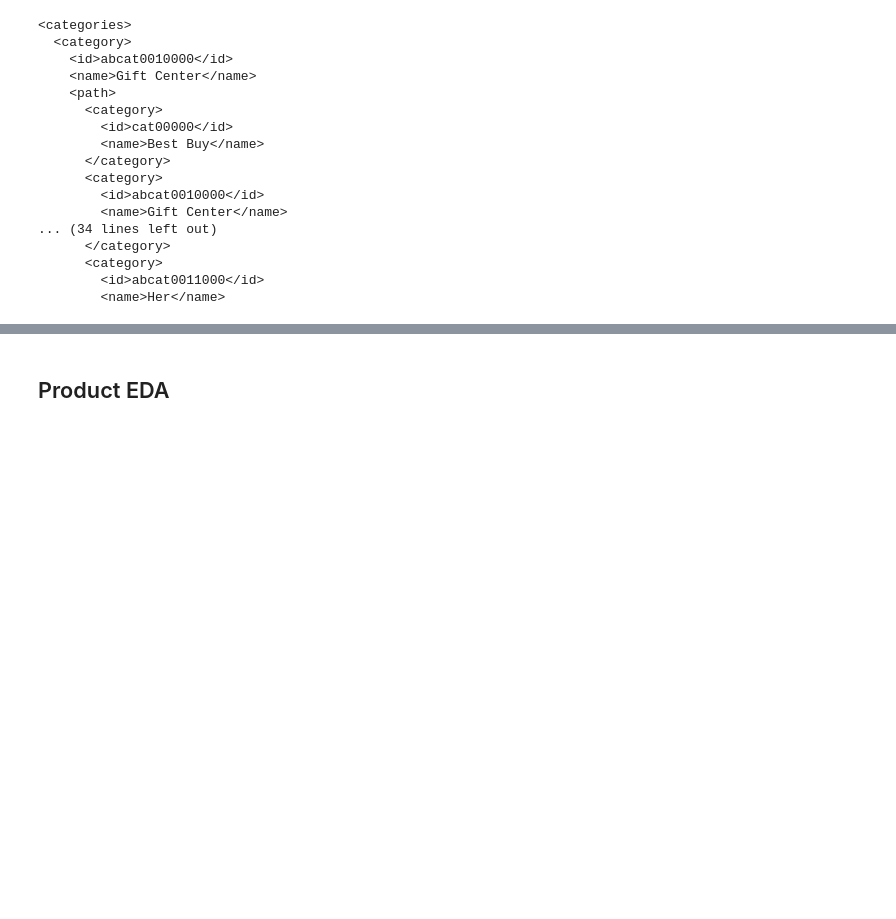
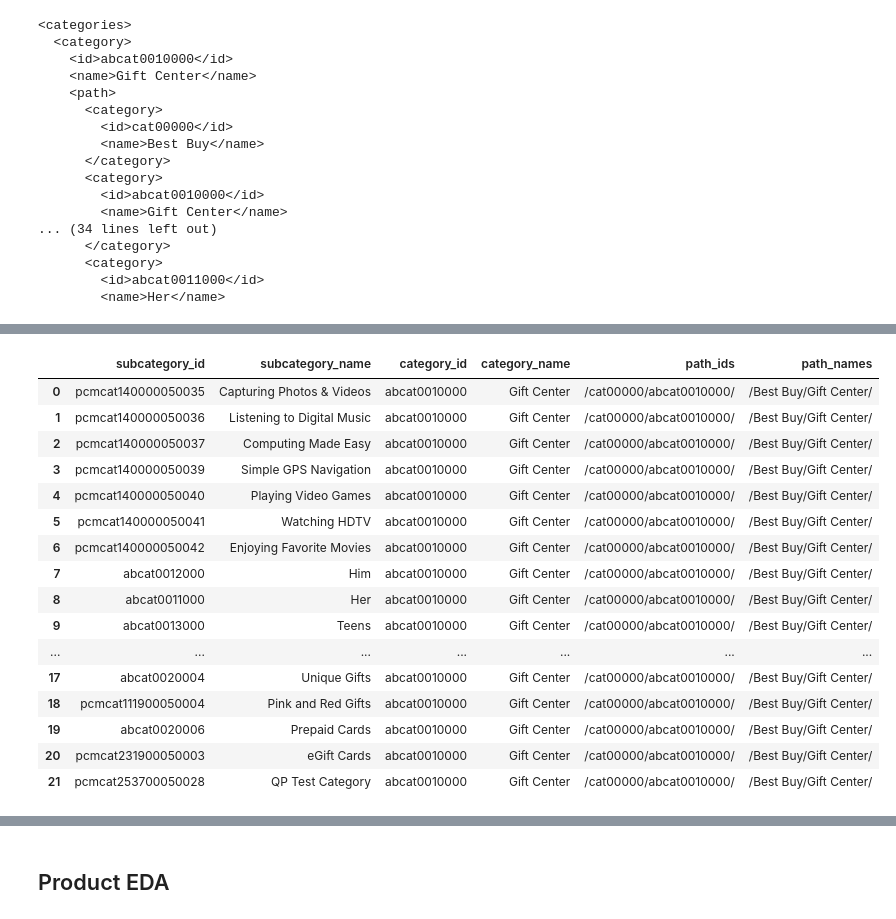
Before and after one commit to anagri/search_with_machine_learning_course, a Jupyter notebook: search_eda.ipynb, the cells around one changed output, grey strips where cells are left out. Cells and saved outputs as stored; diff of their text form; code cells hidden in the pictures; blank space fills up the shorter version.

```diff
--- a/search_eda.ipynb
+++ b/search_eda.ipynb
@@ -160,0 +168,20 @@ sdf
+# %%
+sdf[sdf['category_id'] == 'abcat0010000']
+# %% [output]
+|  | subcategory_id | subcategory_name | category_id | category_name | path_ids | path_names |
+| 0 | pcmcat140000050035 | Capturing Photos & Videos | abcat0010000 | Gift Center | /cat00000/abcat0010000/ | /Best Buy/Gift Center/ |
+| 1 | pcmcat140000050036 | Listening to Digital Music | abcat0010000 | Gift Center | /cat00000/abcat0010000/ | /Best Buy/Gift Center/ |
+| 2 | pcmcat140000050037 | Computing Made Easy | abcat0010000 | Gift Center | /cat00000/abcat0010000/ | /Best Buy/Gift Center/ |
+| 3 | pcmcat140000050039 | Simple GPS Navigation | abcat0010000 | Gift Center | /cat00000/abcat0010000/ | /Best Buy/Gift Center/ |
+| 4 | pcmcat140000050040 | Playing Video Games | abcat0010000 | Gift Center | /cat00000/abcat0010000/ | /Best Buy/Gift Center/ |
+| 5 | pcmcat140000050041 | Watching HDTV | abcat0010000 | Gift Center | /cat00000/abcat0010000/ | /Best Buy/Gift Center/ |
+| 6 | pcmcat140000050042 | Enjoying Favorite Movies | abcat0010000 | Gift Center | /cat00000/abcat0010000/ | /Best Buy/Gift Center/ |
+| 7 | abcat0012000 | Him | abcat0010000 | Gift Center | /cat00000/abcat0010000/ | /Best Buy/Gift Center/ |
+| 8 | abcat0011000 | Her | abcat0010000 | Gift Center | /cat00000/abcat0010000/ | /Best Buy/Gift Center/ |
+| 9 | abcat0013000 | Teens | abcat0010000 | Gift Center | /cat00000/abcat0010000/ | /Best Buy/Gift Center/ |
+| ... | ... | ... | ... | ... | ... | ... |
+| 17 | abcat0020004 | Unique Gifts | abcat0010000 | Gift Center | /cat00000/abcat0010000/ | /Best Buy/Gift Center/ |
+| 18 | pcmcat111900050004 | Pink and Red Gifts | abcat0010000 | Gift Center | /cat00000/abcat0010000/ | /Best Buy/Gift Center/ |
+| 19 | abcat0020006 | Prepaid Cards | abcat0010000 | Gift Center | /cat00000/abcat0010000/ | /Best Buy/Gift Center/ |
+| 20 | pcmcat231900050003 | eGift Cards | abcat0010000 | Gift Center | /cat00000/abcat0010000/ | /Best Buy/Gift Center/ |
+| 21 | pcmcat253700050028 | QP Test Category | abcat0010000 | Gift Center | /cat00000/abcat0010000/ | /Best Buy/Gift Center/ |
```
Also changed, not shown: parts of 2 cells of this notebook, 28 other files.
